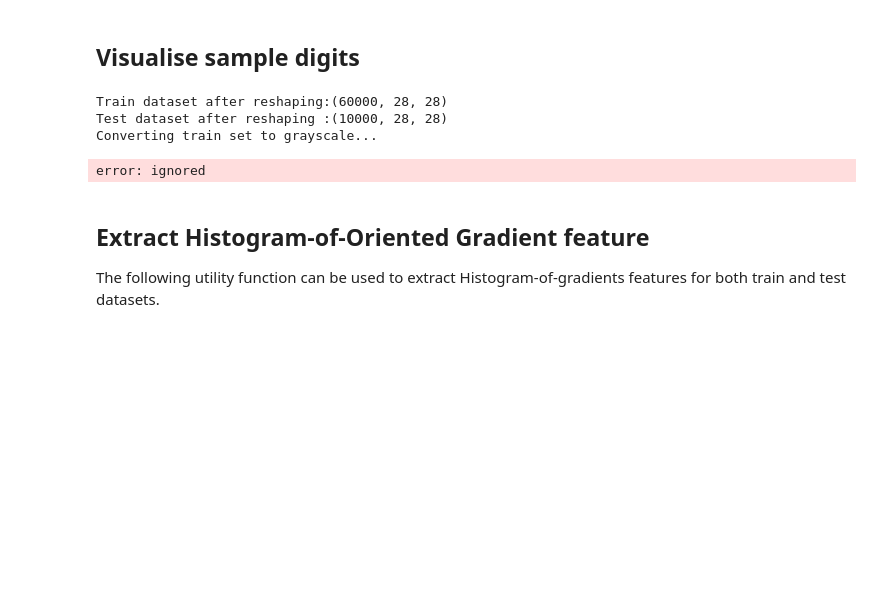
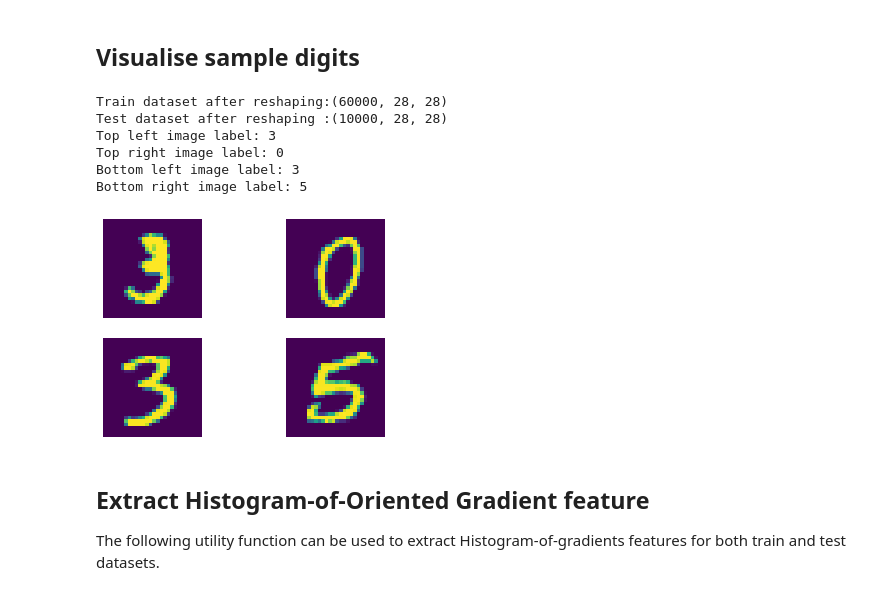
Before and after one commit to patricksabry1/42028-Deep-Learning, a Jupyter notebook: 42028_Assignment_1.ipynb, the cells around one changed output. Drawn from its saved outputs; the diff is of its cells as text; code cells hidden in the pictures; blank space fills up the shorter version.

```diff
--- a/42028_Assignment_1.ipynb
+++ b/42028_Assignment_1.ipynb
@@ -107,38 +98,44 @@ def loadData(reshape=True):
 # %% [markdown]
 ## Visualise sample digits
 # %%
-X_train, y_train, X_test, y_test = loadData()
+X_train, y_train, X_test, y_test = loadData(net=False)
 
 # view few images and print its corresponding label
+# initialize the label names for MNIST digits
+labelNames = ["0", "1", "2", "3", "4", "5", "6", "7", "8", "9", "10"]
+
 img_index = 10
 fig = plt.figure()
 ax1 = fig.add_subplot(2,2,1)
 ax1.axis('off')
 ax1.imshow(X_train[img_index])
 print("Top left image label: " + str(labelNames[y_train[img_index]]))
 
 ax2 = fig.add_subplot(2,2,2)
 ax2.axis('off')
 img_index = 1000
 ax2.imshow(X_train[img_index])
 print("Top right image label: " + str(labelNames[y_train[img_index]]))
 
 ax2 = fig.add_subplot(2,2,3)
 ax2.axis('off')
 img_index = 10000
 ax2.imshow(X_train[img_index])
 print("Bottom left image label: " + str(labelNames[y_train[img_index]]))
 
 ax2 = fig.add_subplot(2,2,4)
 ax2.axis('off')
 img_index = 20000
 ax2.imshow(X_train[img_index])
 print("Bottom right image label: " + str(labelNames[y_train[img_index]]))
 # %% [output]
 Train dataset after reshaping:(60000, 28, 28)
 Test dataset after reshaping :(10000, 28, 28)
-Converting train set to grayscale...
+Top left image label: 3
+Top right image label: 0
+Bottom left image label: 3
+Bottom right image label: 5
-error: ignored
+[figure, added]
 # %% [markdown]
 ## Extract Histogram-of-Oriented Gradient feature
 
```
Also changed, not shown: parts of 17 cells of this notebook.
